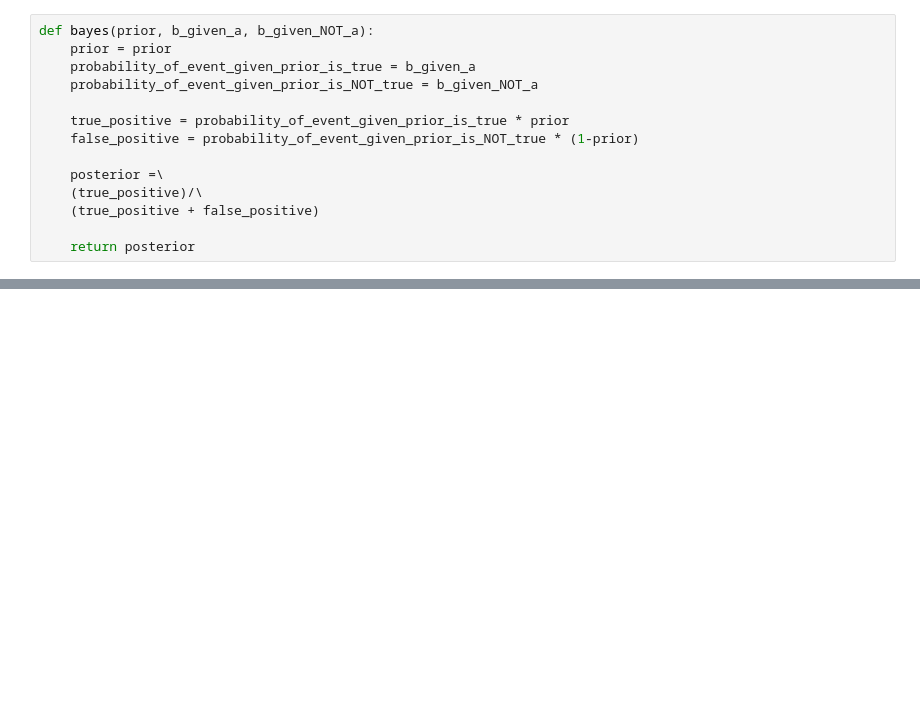
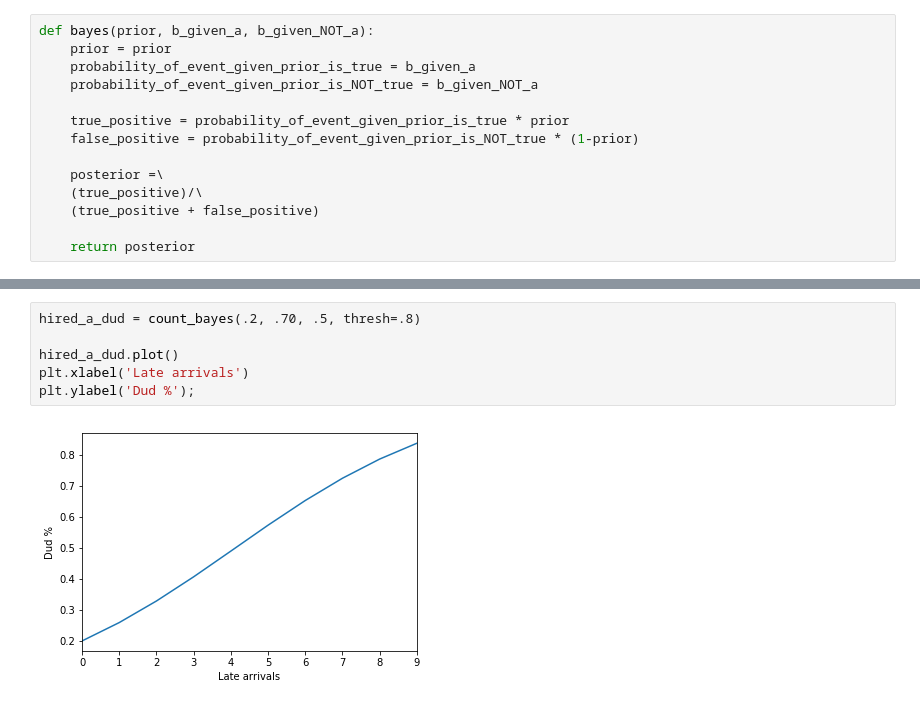
Before and after one commit to vincefav/bayes, a Jupyter notebook: Bayes_Simulator.ipynb, the cells around one changed output, grey strips where cells are left out. Saved outputs shown, nothing was run; the diff lists cells and outputs as text; blank space fills up the shorter version.

```diff
--- a/Bayes_Simulator.ipynb
+++ b/Bayes_Simulator.ipynb
@@ -220,0 +222,8 @@ My advice to Bob would be 3 texts
+# %%
+hired_a_dud = count_bayes(.2, .70, .5, thresh=.8)
+
+hired_a_dud.plot()
+plt.xlabel('Late arrivals')
+plt.ylabel('Dud %');
+# %% [output]
+[figure, added]
```
Also changed, not shown: parts of 29 cells of this notebook.
